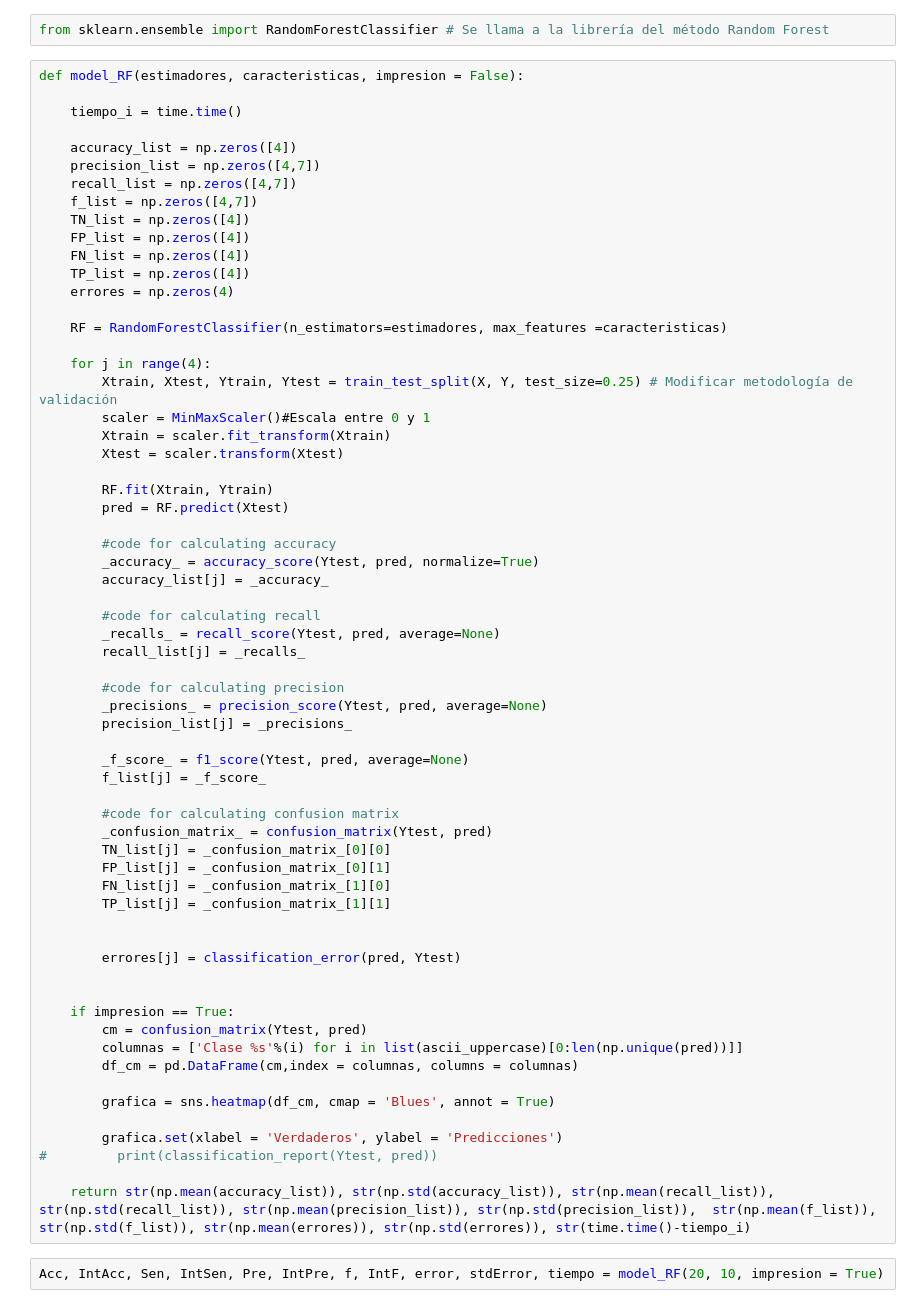
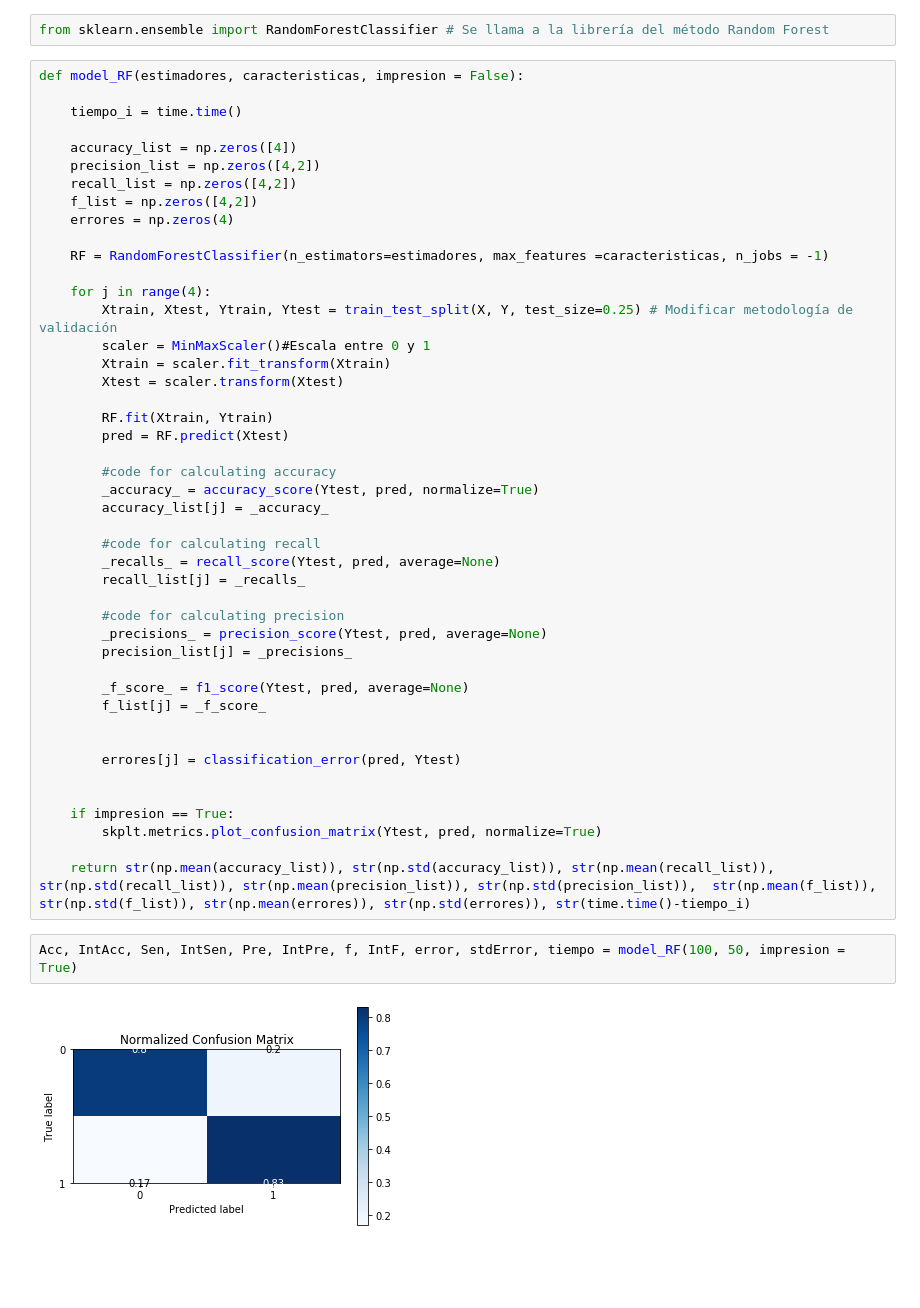
Before and after one commit to JuanJoseMV/Clinical-Trials-on-Cancer, a Jupyter notebook: Notebooks/Clinical_trials_on_Cancer.ipynb, the cells around one changed output. Cells and saved outputs as stored; diff of their text form; blank space fills up the shorter version.

Commit message:
Todos los modelos ejecutados

```diff
--- a/Notebooks/Clinical_trials_on_Cancer.ipynb
+++ b/Notebooks/Clinical_trials_on_Cancer.ipynb
@@ -619,16 +538,12 @@ def model_RF(estimadores, caracteristicas, impresion = False):
     tiempo_i = time.time()
 
     accuracy_list = np.zeros([4])
-    precision_list = np.zeros([4,7])
-    recall_list = np.zeros([4,7])
-    f_list = np.zeros([4,7])
-    TN_list = np.zeros([4])
-    FP_list = np.zeros([4])
-    FN_list = np.zeros([4])
-    TP_list = np.zeros([4])
+    precision_list = np.zeros([4,2])
+    recall_list = np.zeros([4,2])
+    f_list = np.zeros([4,2])
     errores = np.zeros(4)
 
-    RF = RandomForestClassifier(n_estimators=estimadores, max_features =caracteristicas)
+    RF = RandomForestClassifier(n_estimators=estimadores, max_features =caracteristicas, n_jobs = -1)
 
     for j in range(4):
         Xtrain, Xtest, Ytrain, Ytest = train_test_split(X, Y, test_size=0.25) # Modificar metodología de validación
@@ -654,30 +569,18 @@ def model_RF(estimadores, caracteristicas, impresion = False):
         _f_score_ = f1_score(Ytest, pred, average=None)
         f_list[j] = _f_score_
 
-        #code for calculating confusion matrix
-        _confusion_matrix_ = confusion_matrix(Ytest, pred)
-        TN_list[j] = _confusion_matrix_[0][0]
-        FP_list[j] = _confusion_matrix_[0][1]
-        FN_list[j] = _confusion_matrix_[1][0]
-        TP_list[j] = _confusion_matrix_[1][1]
-
 
         errores[j] = classification_error(pred, Ytest)
 
 
     if impresion == True:
-        cm = confusion_matrix(Ytest, pred)
-        columnas = ['Clase %s'%(i) for i in list(ascii_uppercase)[0:len(np.unique(pred))]]
-        df_cm = pd.DataFrame(cm,index = columnas, columns = columnas)
-
-        grafica = sns.heatmap(df_cm, cmap = 'Blues', annot = True)
-
-        grafica.set(xlabel = 'Verdaderos', ylabel = 'Predicciones')
-#         print(classification_report(Ytest, pred))
+        skplt.metrics.plot_confusion_matrix(Ytest, pred, normalize=True)
 
     return str(np.mean(accuracy_list)), str(np.std(accuracy_list)), str(np.mean(recall_list)), str(np.std(recall_list)), str(np.mean(precision_list)), str(np.std(precision_list)),  str(np.mean(f_list)), str(np.std(f_list)), str(np.mean(errores)), str(np.std(errores)), str(time.time()-tiempo_i)
 # %%
-Acc, IntAcc, Sen, IntSen, Pre, IntPre, f, IntF, error, stdError, tiempo = model_RF(20, 10, impresion = True)
+Acc, IntAcc, Sen, IntSen, Pre, IntPre, f, IntF, error, stdError, tiempo = model_RF(100, 50, impresion = True)
+# %% [output]
+[figure, added]
 # %%
 pd.options.mode.chained_assignment = None
 
```
Also changed, not shown: parts of 17 cells of this notebook.
